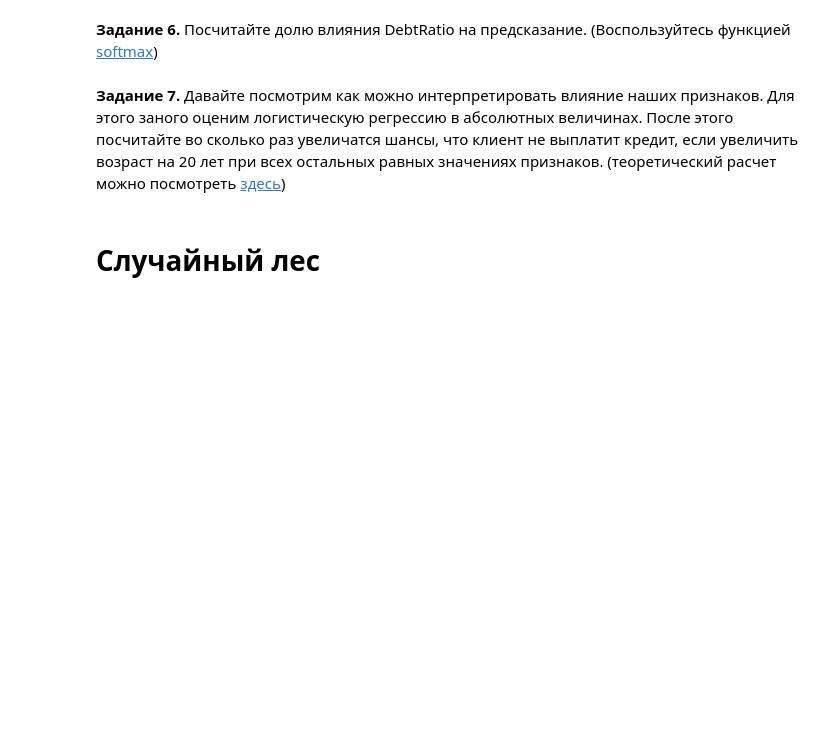
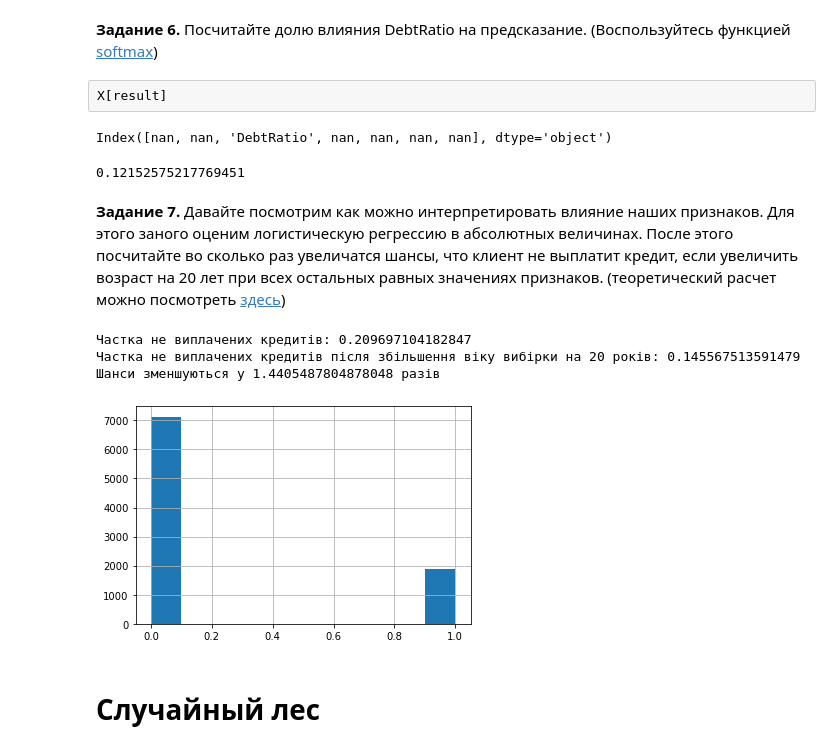
Before and after one commit to simon-torm/geekhub-ds-2020, a Jupyter notebook: HW11. Trees, bootstrap, random forest, bagging/HW.ipynb, the cells around one changed output. Saved outputs shown, nothing was run; the diff lists cells and outputs as text; code cells hidden in the pictures; blank space fills up the shorter version.

```diff
--- a/HW11. Trees, bootstrap, random forest, bagging/HW.ipynb
+++ b/HW11. Trees, bootstrap, random forest, bagging/HW.ipynb
@@ -146,3 +152,5 @@ skf = StratifiedKFold(n_splits=5, shuffle=True, random_state=5)
 Сделайте GridSearch с метрикой "roc-auc" по параметру C. Какое оптимальное значение параметра С?
 # %%
 ### Ваш код должен быть здесь ###
+lr_grid = GridSearchCV(lr, parameters, cv = skf, verbose = True, scoring = 'roc_auc')
+lr_grid.fit(X, y)
@@ -165,3 +221,18 @@ skf = StratifiedKFold(n_splits=5, shuffle=True, random_state=5)
+# %% [raw]
+X[result]
+# %%
+X.columns.where(X.columns == 'DebtRatio')
+# %% [output]
+Index([nan, nan, 'DebtRatio', nan, nan, nan, nan], dtype='object')
+# %%
+### Ваш код должен быть здесь ###
+from scipy.special import softmax
+
+indx_DebtRatio = 2
+
+softmax(lr_best.coef_).reshape([lr_best.coef_.size])[indx_DebtRatio]
+# %% [output]
+0.12152575217769451
 # %% [markdown]
 **Задание 7.**
 Давайте посмотрим как можно интерпретировать влияние наших признаков. Для этого заного оценим логистическую регрессию в абсолютных величинах. После этого посчитайте во сколько раз увеличатся шансы, что клиент не выплатит кредит, если увеличить возраст на 20 лет при всех остальных равных значениях признаков. (теоретический расчет можно посмотреть [здесь](https://www.unm.edu/~schrader/biostat/bio2/Spr06/lec11.pdf))
@@ -170,3 +239,25 @@ skf = StratifiedKFold(n_splits=5, shuffle=True, random_state=5)
+# %%
+### Ваш код должен быть здесь ###
+X_train, X_test, y_train, y_test = train_test_split(X, y, train_size = 0.8, random_state = 1)
+
+lr2 = LogisticRegression(C = 0.001, class_weight = 'balanced').fit(X_train, y_train)
+
+# збільшуємо вік тестової вибірки
+X_test2 = X_test.copy()
+X_test2['age'] = X_test2['age'] + 20
+
+
+share = pd.Series(lr2.predict(X_test)).value_counts(normalize = True)[1]
+share_increased_age = pd.Series(lr2.predict(X_test2)).value_counts(normalize = True)[1]
+pd.Series(lr2.predict(X_test)).hist()
+print(f'Частка не виплачених кредитів: {share}')
+print(f'Частка не виплачених кредитів після збільшення віку вибірки на 20 років: {share_increased_age}')
+print(f'Шанси зменшуються у {share / share_increased_age} разів')
+# %% [output]
+Частка не виплачених кредитів: 0.209697104182847
+Частка не виплачених кредитів після збільшення віку вибірки на 20 років: 0.145567513591479
+Шанси зменшуються у 1.4405487804878048 разів
+[figure, added]
 # %% [markdown]
 # Случайный лес
 # %%
```
Also changed, not shown: parts of 19 cells of this notebook, 1 other file.
